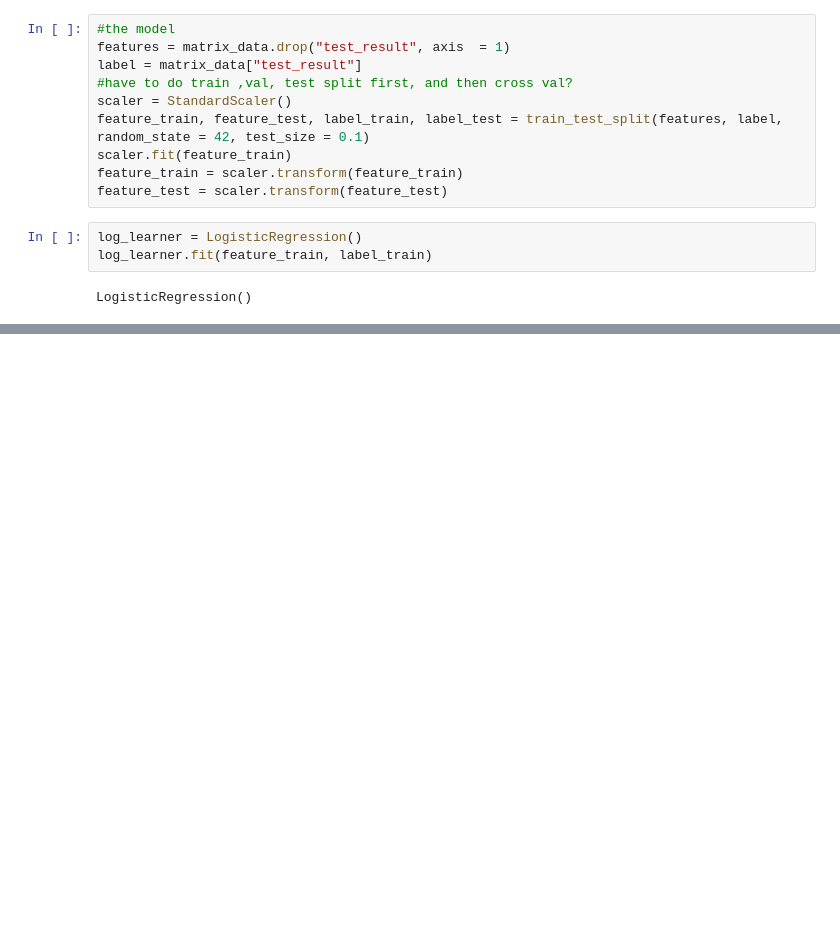
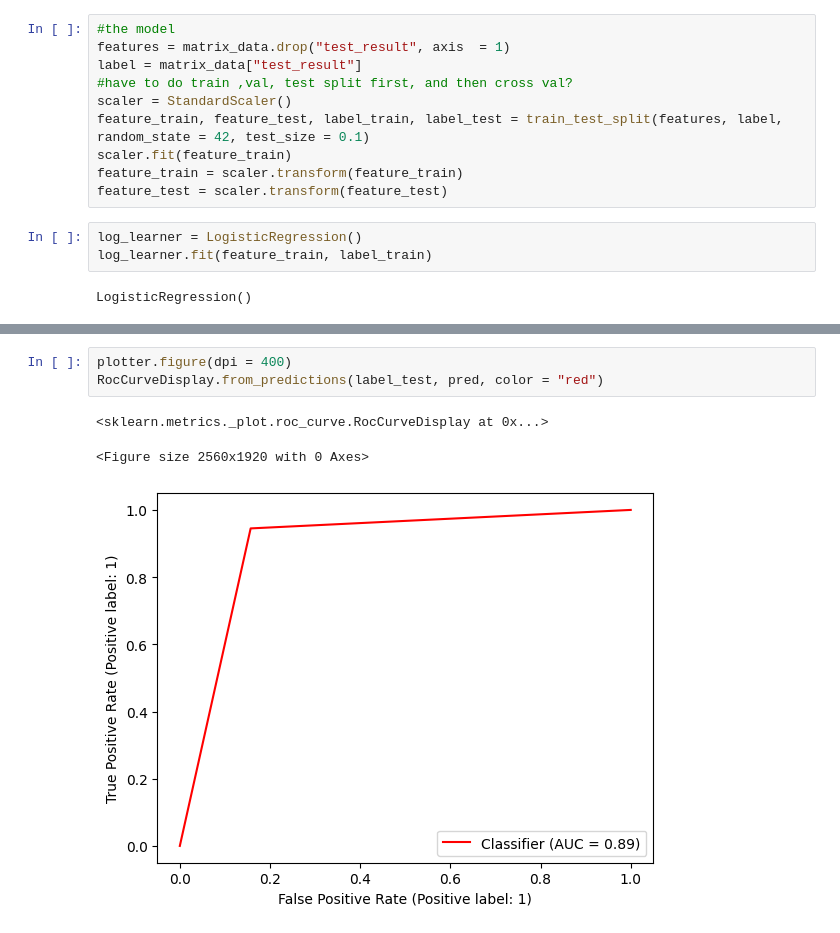
Before and after one commit to NnannaOmoke/logit-reg, a Jupyter notebook: intro.ipynb, the cells around one changed output, grey strips where cells are left out. Drawn from its saved outputs; the diff is of its cells as text; blank space fills up the shorter version.

```diff
--- a/intro.ipynb
+++ b/intro.ipynb
@@ -79,0 +120,7 @@ array([[-0.91841476,  3.52854047]])
+# %%
+plotter.figure(dpi = 400)
+RocCurveDisplay.from_predictions(label_test, pred, color = "red")
+# %% [output]
+<sklearn.metrics._plot.roc_curve.RocCurveDisplay at 0x...>
+<Figure size 2560x1920 with 0 Axes>
+[figure, added]
```
Also changed, not shown: parts of 9 cells of this notebook.
